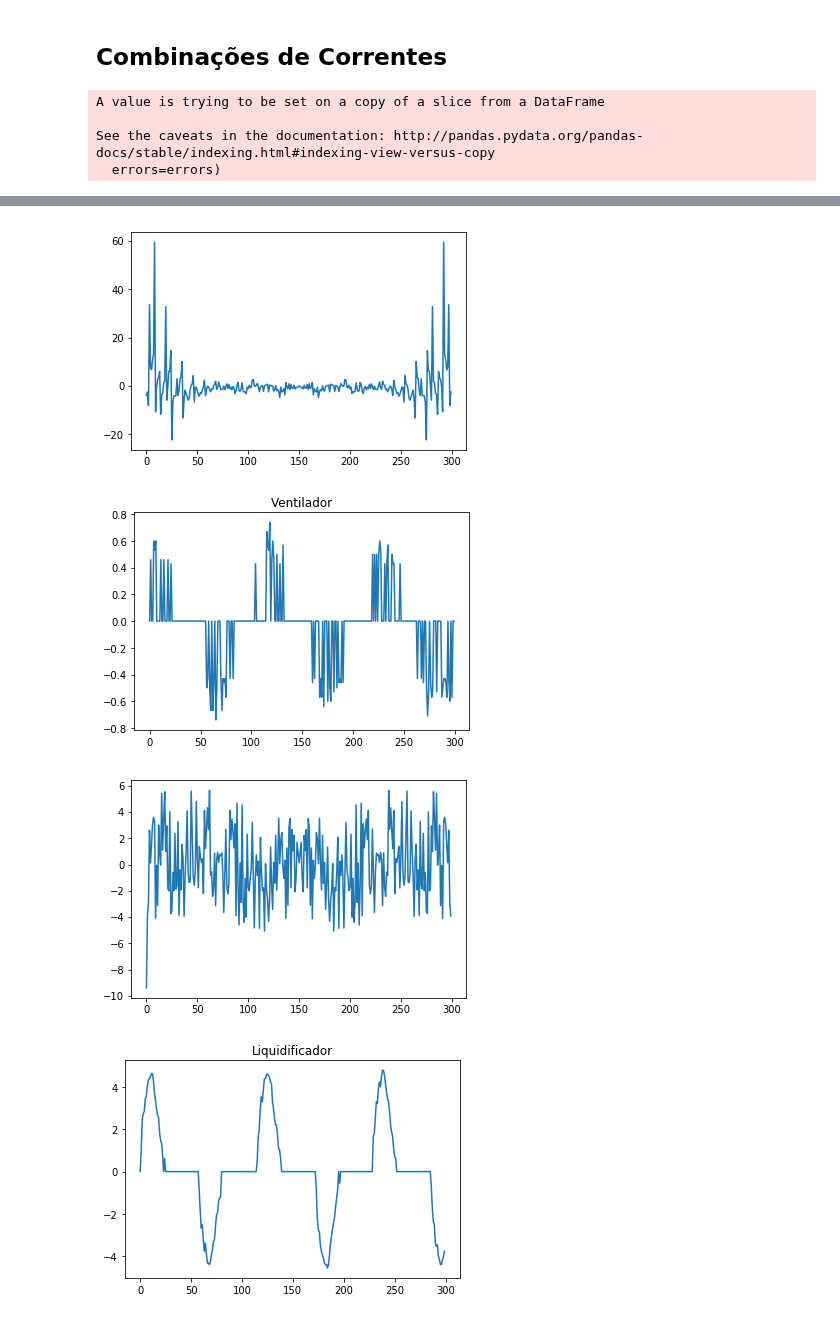
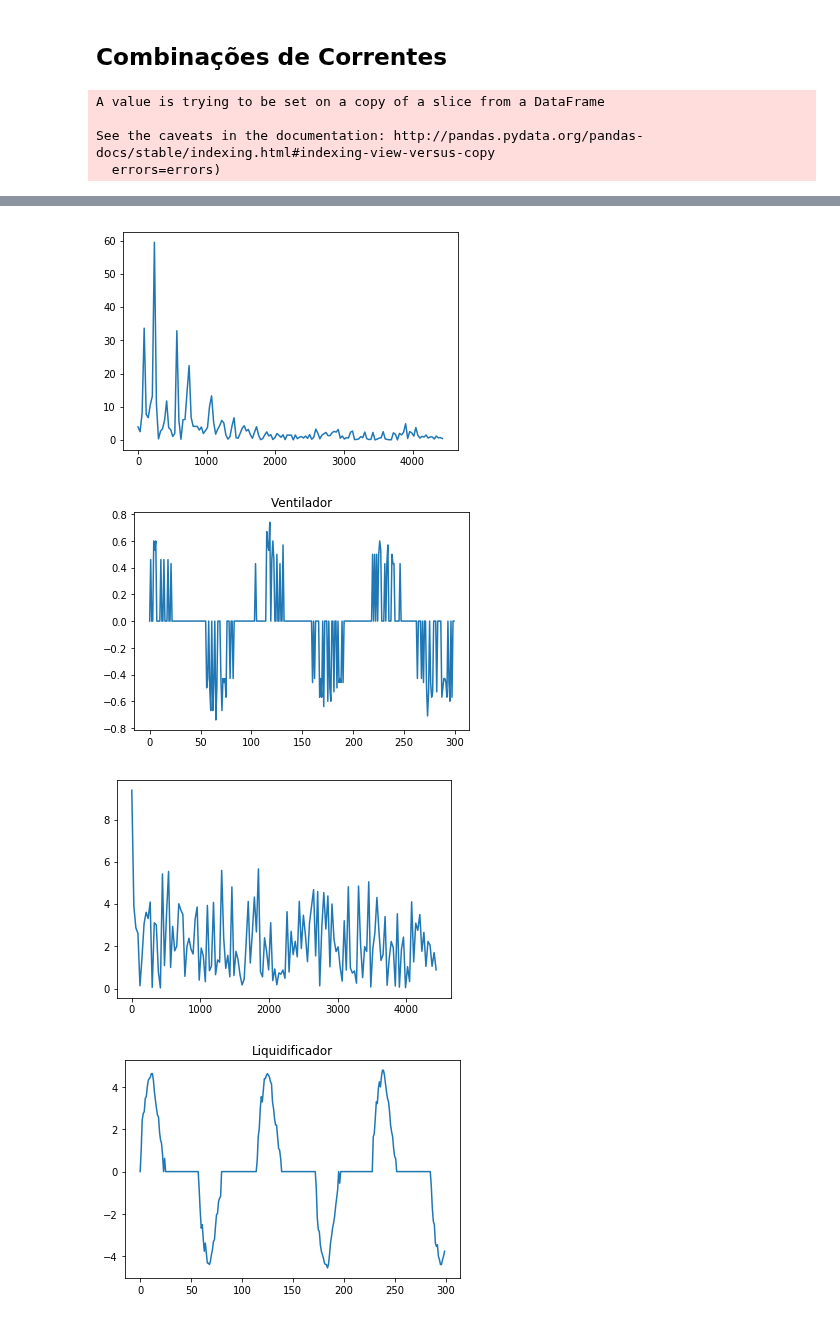
Before and after one commit to jpdol/ElectricCurrentRecognition, a Jupyter notebook: CreatingDataset/FrequencyDomain/DatasetAnalysis.ipynb, the cells around one changed output, grey strips where cells are left out. Saved outputs shown, nothing was run; the diff lists cells and outputs as text; code cells hidden in the pictures.

Commit message:
Dataset - Frequency Domain

```diff
--- a/CreatingDataset/FrequencyDomain/DatasetAnalysis.ipynb
+++ b/CreatingDataset/FrequencyDomain/DatasetAnalysis.ipynb
@@ -57,29 +57,38 @@ new_dataset = pd.DataFrame(matrix_dataset)
 # %%
 device_position = 300
 classes=[]
 for i in new_dataset[device_position]:
     if i not in classes:
         classes.append(i)
+
+Fs = 8930.0;  # sampling rate
+Ts = 1.0/Fs; # sampling interval
+n = 300 # length of the signal
+k = np.arange(n)
+T = n/Fs
+frq = k/T # two sides frequency range
+frq = frq[range(n//2)] # one side frequency range
 
 aux = []
 for classe in classes:
     signal = new_dataset[new_dataset[device_position]==classe]
     signal.drop([device_position], axis=1, inplace=True)
     signal = signal.as_matrix()
     if classe not in aux:
         plt.plot(signal[0])
         plt.title(classe)
         aux.append(classe)
         plt.show()
-        plt.plot(np.fft.fft(signal[0]).real)
+        fft = np.fft.fft(signal[0]).real[0:n//2]
+        plt.plot(frq,abs(fft))
         plt.show()
 # %% [output]
 A value is trying to be set on a copy of a slice from a DataFrame
 
 See the caveats in the documentation: http://pandas.pydata.org/pandas-docs/stable/indexing.html#indexing-view-versus-copy
   errors=errors)
 [figure]
-[figure, old version]
+[figure, new version]
 [figure]
-[figure, old version]
+[figure, new version]
 [figure]
```
Also changed, not shown: parts of 4 cells of this notebook, 1 other file.
